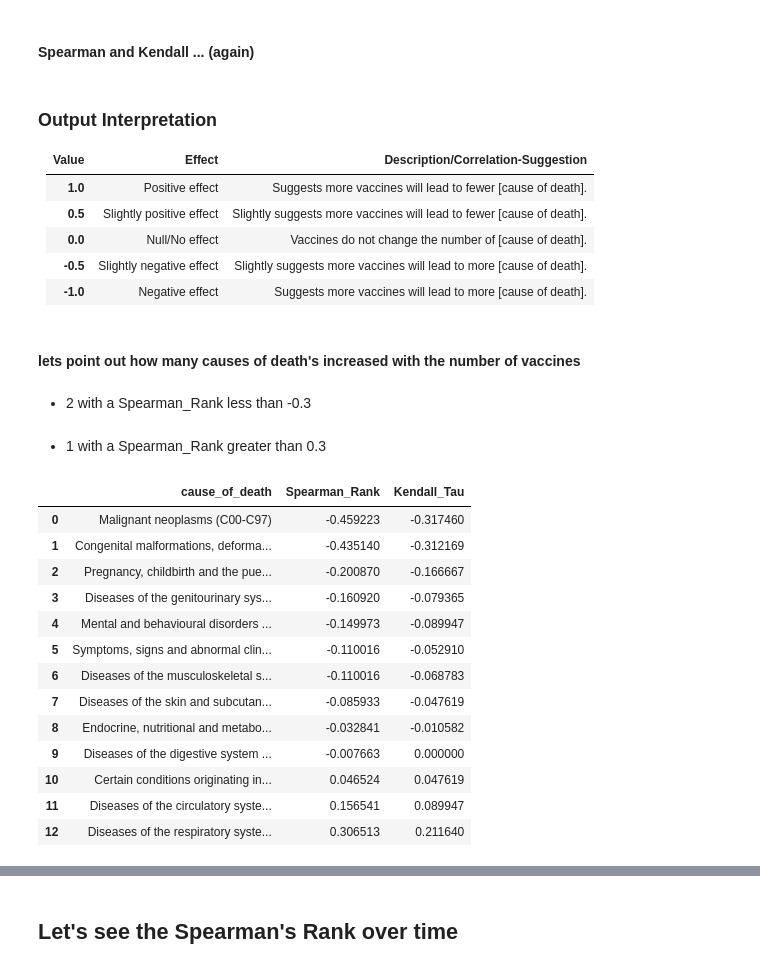
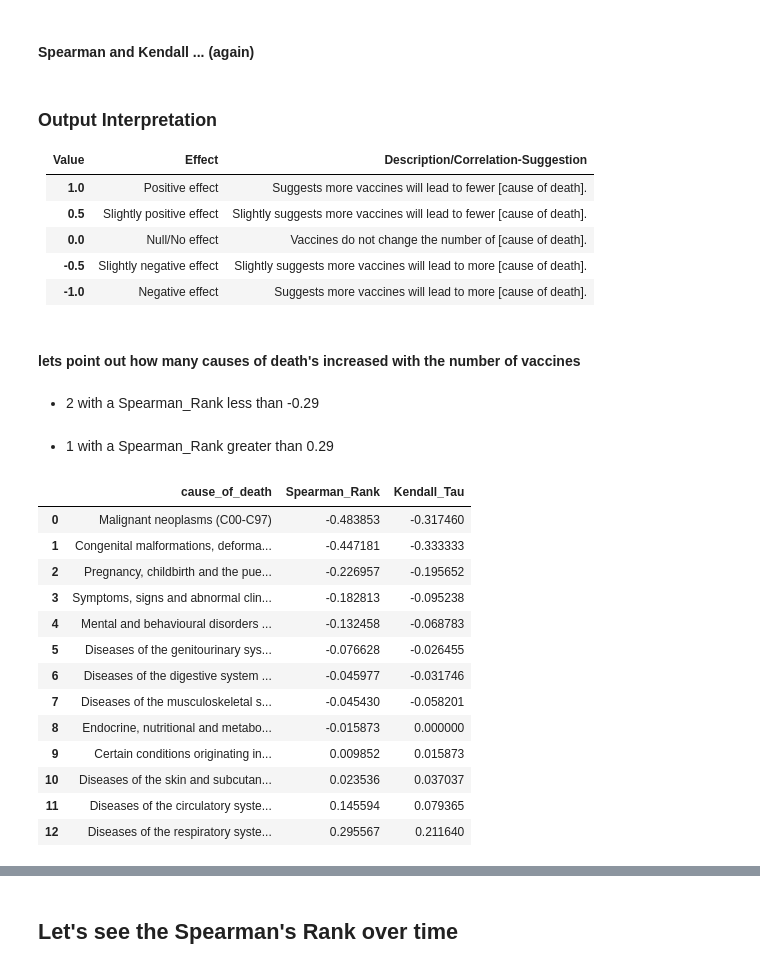
Before and after one commit to jgarza9788/Excess_Mortality_And_Vaccines_In_Europe, a Jupyter notebook: main.ipynb, the cells around one changed output, grey strips where cells are left out. Drawn from its saved outputs; the diff is of its cells as text; code cells hidden in the pictures.

```diff
--- a/main.ipynb
+++ b/main.ipynb
@@ -837,6 +835,7 @@ codn.to_csv(r'out\cod_data_norm.csv',index=False)
 # %%
 # import Vaccine Data
 vd = pd.read_csv(os.path.join(DataDIR,'data.csv'))
+vd = vd[vd['TargetGroup'] == 'ALL']
 
 # create a year column
 vd['year'] = pd.to_numeric(vd['YearWeekISO'].str[0:4])
@@ -1870,6 +2043,8 @@ for c in cods:
 
     temp = temp.sort_values(by=2022,ascending=False) #most deaths to least deaths
     temp['rank'] = temp[2022].rank()
+
+    # display(MD(f'#### {c}'))
     # display(temp)
 
     temp = temp[temp.abbr.isin(v.abbr)]
@@ -1912,48 +2087,49 @@ display(MD(
 | **1.0**   | Positive effect             | Suggests more vaccines will lead to fewer [cause of death].          |
 | **0.5**   | Slightly positive effect    | Slightly suggests more vaccines will lead to fewer [cause of death]. |
 | **0.0**   | Null/No effect              | Vaccines do not change the number of [cause of death].               |
 | **-0.5**  | Slightly negative effect    | Slightly suggests more vaccines will lead to more [cause of death].  |
 | **-1.0**  | Negative effect             | Suggests more vaccines will lead to more [cause of death].           |
 
 '''
 ))
 
 result = pd.DataFrame(result)
 result = result.sort_values(by='Spearman_Rank')
 result = result.reset_index(drop=True)
 
 display(MD("#### lets point out how many causes of death's increased with the number of vaccines"))
-display(MD(f"* {len(result[result['Spearman_Rank'] <= -0.3])} with a Spearman_Rank less than -0.3"))
-display(MD(f"* {len(result[result['Spearman_Rank'] >= 0.3])} with a Spearman_Rank greater than 0.3"))
+threshold = 0.29
+display(MD(f"* {len(result[result['Spearman_Rank'] <= threshold*-1.0])} with a Spearman_Rank less than -{threshold}"))
+display(MD(f"* {len(result[result['Spearman_Rank'] >= threshold])} with a Spearman_Rank greater than {threshold}"))
 
 display(result.style.background_gradient(cmap=heatmapCM4)) #,vmax=1.0,vmin=-1.0))
 
 # lets dataframe the top and bottom causes of death
-TB_cod = pd.concat([result[result['Spearman_Rank'] <= -0.3],result[result['Spearman_Rank'] >= 0.3]])
+TB_cod = pd.concat([result[result['Spearman_Rank'] <= threshold*-1.0],result[result['Spearman_Rank'] >= threshold]])
 # %% [output]
 ### Output Interpretation
 
 | Value     | Effect                      | Description/Correlation-Suggestion                                   |
 |-----------|-----------------------------|----------------------------------------------------------------------|
 | **1.0**   | Positive effect             | Suggests more vaccines will lead to fewer [cause of death].          |
 | **0.5**   | Slightly positive effect    | Slightly suggests more vaccines will lead to fewer [cause of death]. |
 | **0.0**   | Null/No effect              | Vaccines do not change the number of [cause of death].               |
 | **-0.5**  | Slightly negative effect    | Slightly suggests more vaccines will lead to more [cause of death].  |
 | **-1.0**  | Negative effect             | Suggests more vaccines will lead to more [cause of death].           |
 #### lets point out how many causes of death's increased with the number of vaccines
-* 2 with a Spearman_Rank less than -0.3
+* 2 with a Spearman_Rank less than -0.29
-* 1 with a Spearman_Rank greater than 0.3
+* 1 with a Spearman_Rank greater than 0.29
 |  | cause_of_death | Spearman_Rank | Kendall_Tau |
-| 0 | Malignant neoplasms (C00-C97) | -0.459223 | -0.317460 |
-| 1 | Congenital malformations, deforma... | -0.435140 | -0.312169 |
-| 2 | Pregnancy, childbirth and the pue... | -0.200870 | -0.166667 |
-| 3 | Diseases of the genitourinary sys... | -0.160920 | -0.079365 |
-| 4 | Mental and behavioural disorders ... | -0.149973 | -0.089947 |
-| 5 | Symptoms, signs and abnormal clin... | -0.110016 | -0.052910 |
-| 6 | Diseases of the musculoskeletal s... | -0.110016 | -0.068783 |
-| 7 | Diseases of the skin and subcutan... | -0.085933 | -0.047619 |
-| 8 | Endocrine, nutritional and metabo... | -0.032841 | -0.010582 |
-| 9 | Diseases of the digestive system ... | -0.007663 | 0.000000 |
-| 10 | Certain conditions originating in... | 0.046524 | 0.047619 |
-| 11 | Diseases of the circulatory syste... | 0.156541 | 0.089947 |
-| 12 | Diseases of the respiratory syste... | 0.306513 | 0.211640 |
+| 0 | Malignant neoplasms (C00-C97) | -0.483853 | -0.317460 |
+| 1 | Congenital malformations, deforma... | -0.447181 | -0.333333 |
+| 2 | Pregnancy, childbirth and the pue... | -0.226957 | -0.195652 |
+| 3 | Symptoms, signs and abnormal clin... | -0.182813 | -0.095238 |
+| 4 | Mental and behavioural disorders ... | -0.132458 | -0.068783 |
+| 5 | Diseases of the genitourinary sys... | -0.076628 | -0.026455 |
+| 6 | Diseases of the digestive system ... | -0.045977 | -0.031746 |
+| 7 | Diseases of the musculoskeletal s... | -0.045430 | -0.058201 |
+| 8 | Endocrine, nutritional and metabo... | -0.015873 | 0.000000 |
+| 9 | Certain conditions originating in... | 0.009852 | 0.015873 |
+| 10 | Diseases of the skin and subcutan... | 0.023536 | 0.037037 |
+| 11 | Diseases of the circulatory syste... | 0.145594 | 0.079365 |
+| 12 | Diseases of the respiratory syste... | 0.295567 | 0.211640 |
```
Also changed, not shown: parts of 23 cells of this notebook, 3 other files.
